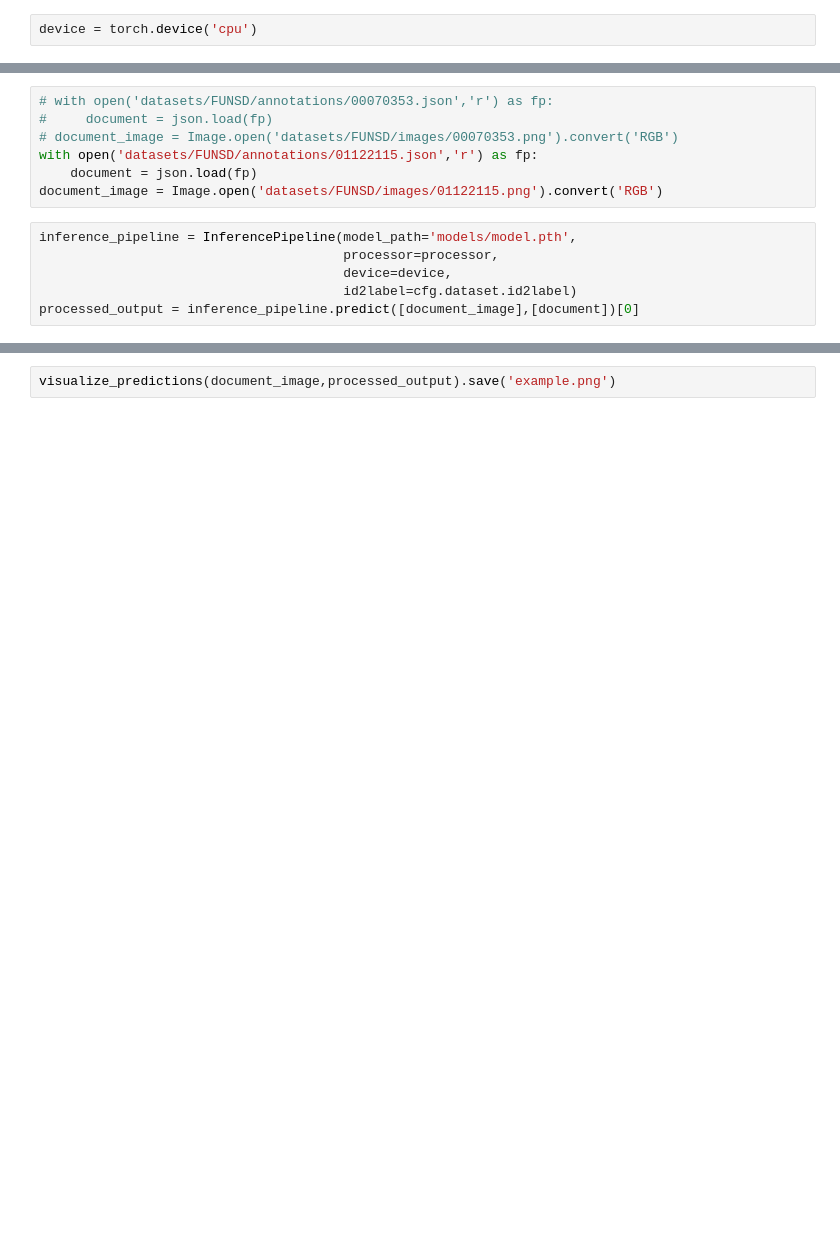
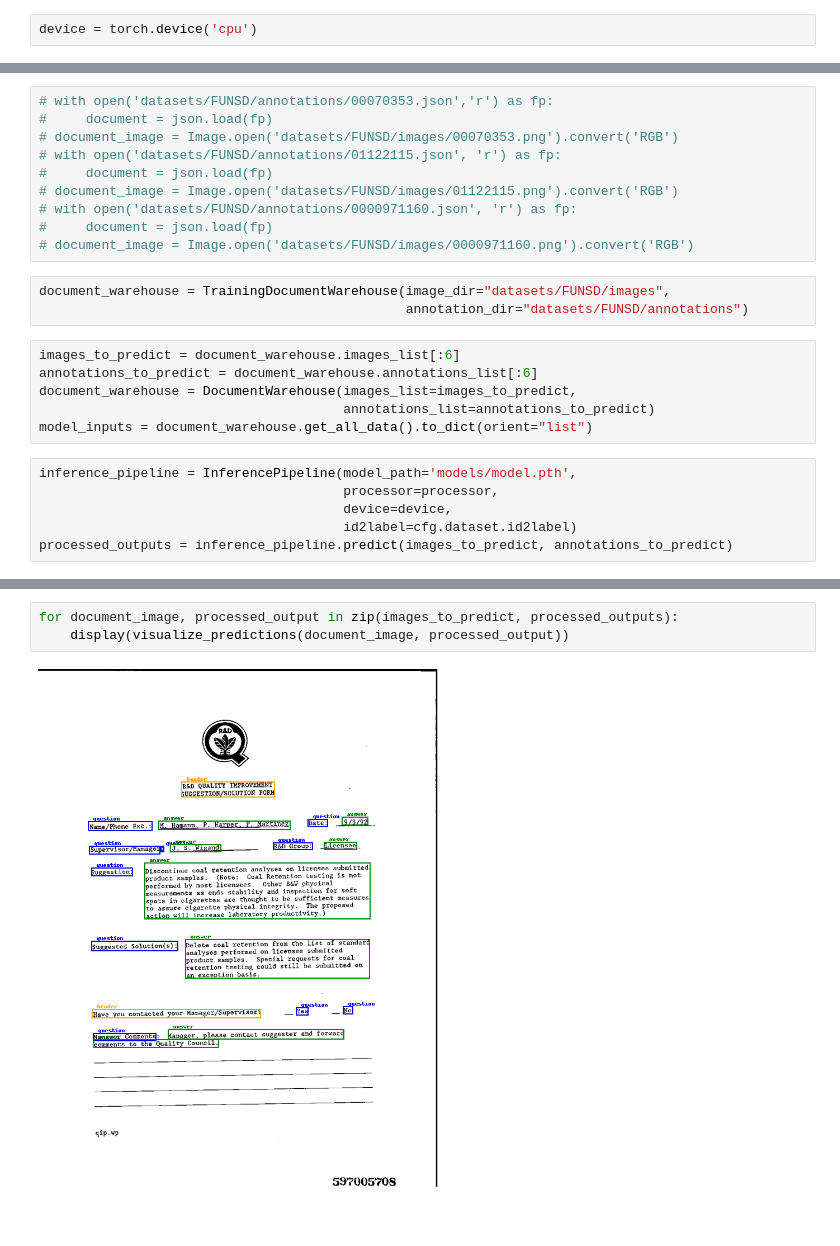
Before and after one commit to mfilan/token_classification, a Jupyter notebook: src/notebooks/inference_example.ipynb, the cells around one changed output, grey strips where cells are left out. Drawn from its saved outputs; the diff is of its cells as text; blank space fills up the shorter version.

Commit message:
inference fix

```diff
--- a/src/notebooks/inference_example.ipynb
+++ b/src/notebooks/inference_example.ipynb
@@ -21,12 +23,24 @@ processor = LayoutLMv3Processor.from_pretrained(cfg.model.pretrained_model_name,
 # with open('datasets/FUNSD/annotations/00070353.json','r') as fp:
 #     document = json.load(fp)
 # document_image = Image.open('datasets/FUNSD/images/00070353.png').convert('RGB')
-with open('datasets/FUNSD/annotations/01122115.json','r') as fp:
-    document = json.load(fp)
-document_image = Image.open('datasets/FUNSD/images/01122115.png').convert('RGB')
+# with open('datasets/FUNSD/annotations/01122115.json', 'r') as fp:
+#     document = json.load(fp)
+# document_image = Image.open('datasets/FUNSD/images/01122115.png').convert('RGB')
+# with open('datasets/FUNSD/annotations/0000971160.json', 'r') as fp:
+#     document = json.load(fp)
+# document_image = Image.open('datasets/FUNSD/images/0000971160.png').convert('RGB')
+# %%
+document_warehouse = TrainingDocumentWarehouse(image_dir="datasets/FUNSD/images",
+                                               annotation_dir="datasets/FUNSD/annotations")
+# %%
+images_to_predict = document_warehouse.images_list[:6]
+annotations_to_predict = document_warehouse.annotations_list[:6]
+document_warehouse = DocumentWarehouse(images_list=images_to_predict,
+                                       annotations_list=annotations_to_predict)
+model_inputs = document_warehouse.get_all_data().to_dict(orient="list")
 # %%
 inference_pipeline = InferencePipeline(model_path='models/model.pth',
                                        processor=processor,
                                        device=device,
                                        id2label=cfg.dataset.id2label)
-processed_output = inference_pipeline.predict([document_image],[document])[0]
+processed_outputs = inference_pipeline.predict(images_to_predict, annotations_to_predict)
@@ -33,2 +71,5 @@ processed_output = inference_pipeline.predict([document_image],[document])[0]
-# %%
-visualize_predictions(document_image,processed_output).save('example.png')
+# %%
+for document_image, processed_output in zip(images_to_predict, processed_outputs):
+    display(visualize_predictions(document_image, processed_output))
+# %% [output]
+[figure, added]
```
Also changed, not shown: parts of 6 cells of this notebook, 3 other files.
